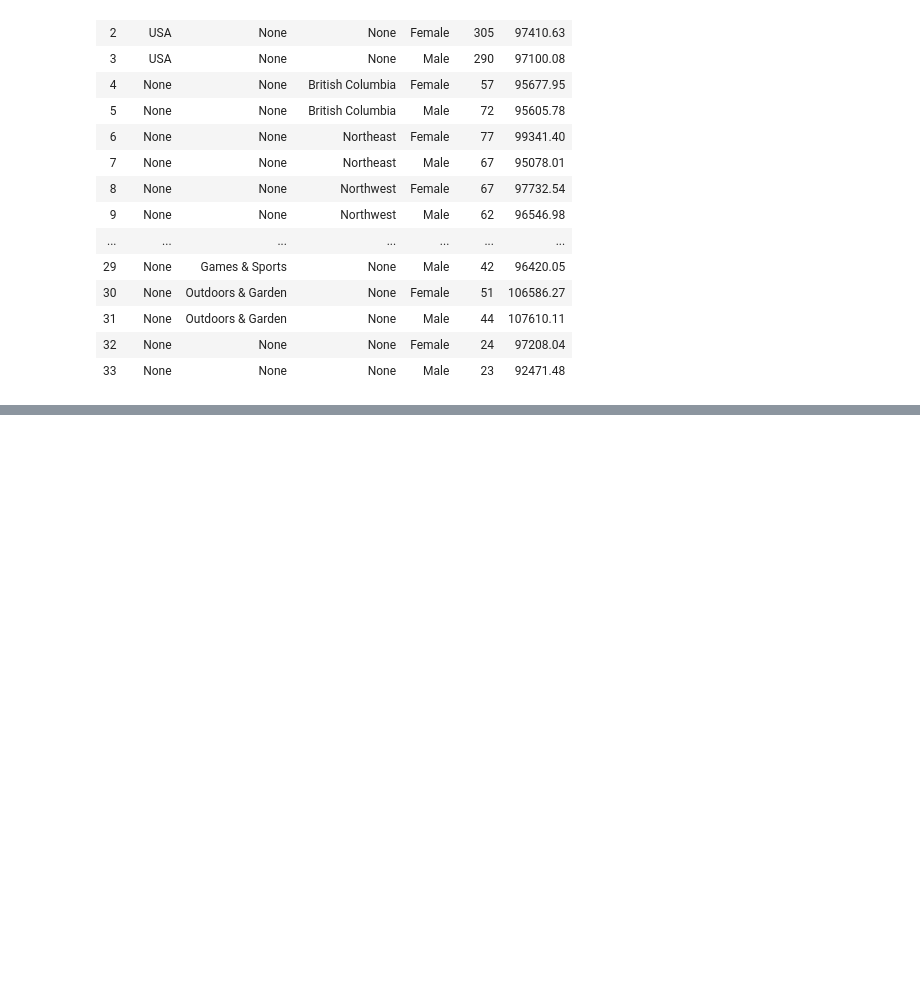
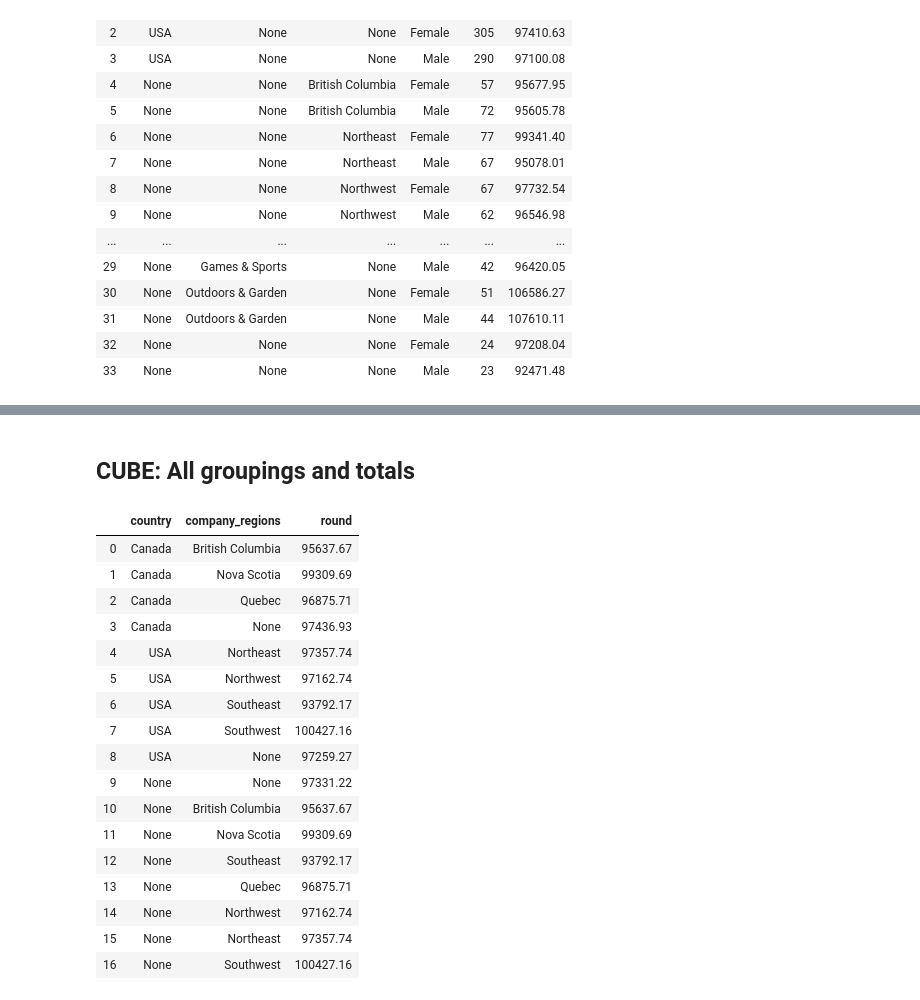
Before and after one commit to yasharmansouri/SQL-for-Data-Science, a Jupyter notebook: sql_for_data_science.ipynb, the cells around one changed output, grey strips where cells are left out. Drawn from its saved outputs; the diff is of its cells as text; code cells hidden in the pictures; blank space fills up the shorter version.

```diff
--- a/sql_for_data_science.ipynb
+++ b/sql_for_data_science.ipynb
@@ -817,0 +881,29 @@ pd.DataFrame(cur.fetchall(), columns=cols)
+# %% [markdown]
+## CUBE: All groupings and totals
+# %%
+cmd = """SELECT country, company_regions, ROUND(AVG(salary),2)
+         FROM staff_div_reg
+         GROUP BY CUBE(country, company_regions)
+      """
+cur.execute(cmd)
+cols = [x[0] for x in cur.description]
+pd.DataFrame(cur.fetchall(), columns=cols)
+# %% [output]
+|  | country | company_regions | round |
+| 0 | Canada | British Columbia | 95637.67 |
+| 1 | Canada | Nova Scotia | 99309.69 |
+| 2 | Canada | Quebec | 96875.71 |
+| 3 | Canada | None | 97436.93 |
+| 4 | USA | Northeast | 97357.74 |
+| 5 | USA | Northwest | 97162.74 |
+| 6 | USA | Southeast | 93792.17 |
+| 7 | USA | Southwest | 100427.16 |
+| 8 | USA | None | 97259.27 |
+| 9 | None | None | 97331.22 |
+| 10 | None | British Columbia | 95637.67 |
+| 11 | None | Nova Scotia | 99309.69 |
+| 12 | None | Southeast | 93792.17 |
+| 13 | None | Quebec | 96875.71 |
+| 14 | None | Northwest | 97162.74 |
+| 15 | None | Northeast | 97357.74 |
+| 16 | None | Southwest | 100427.16 |
```
Also changed, not shown: parts of 41 cells of this notebook, 4 other files.
